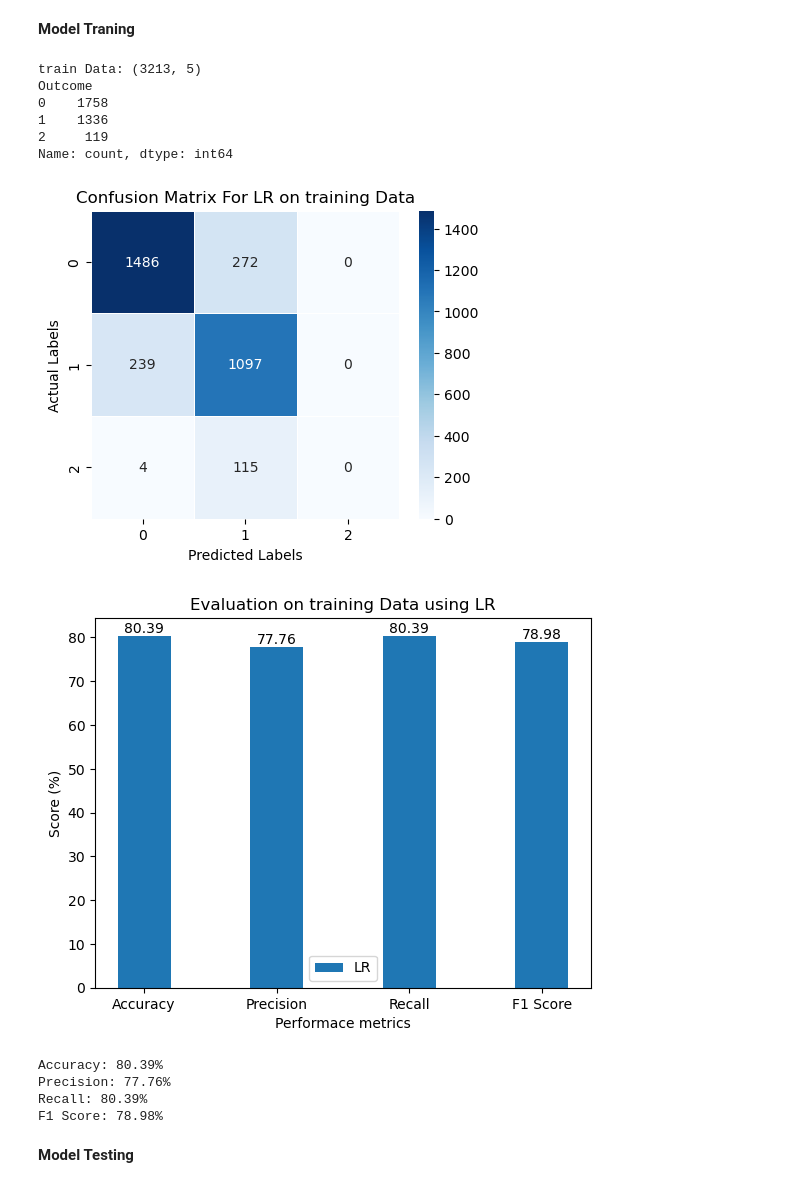
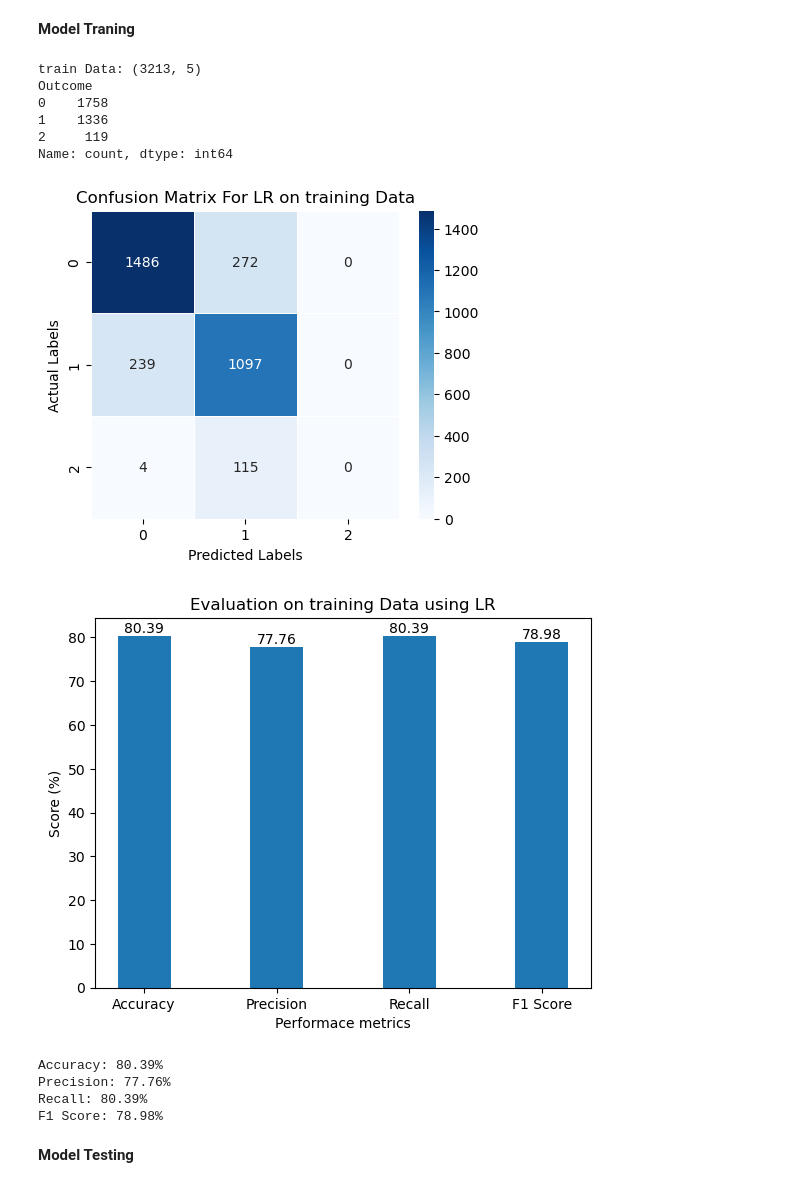
Before and after one commit to Dharmendrathapa3/Diabetes-Prediction, a Jupyter notebook: Diabetes_Prediction.ipynb, the cells around one changed output. Drawn from its saved outputs; the diff is of its cells as text; code cells hidden in the pictures.

```diff
--- a/Diabetes_Prediction.ipynb
+++ b/Diabetes_Prediction.ipynb
@@ -112,7 +124,7 @@ mlp_train_f1 = round(f1_score(y_train, mlp_train_pred,average='weighted')*100,2)
 X = ['Accuracy','Precision','Recall','F1 Score']
 evl_mpl = [mlp_train_accuracy, mlp_train_precision, mlp_train_recall, mlp_train_f1]
 X_axis = np.arange(len(X))
-bars=plt.bar(X_axis, evl_mpl, 0.4, label = 'MLP')
+bars=plt.bar(X_axis, evl_mpl, 0.4)
 
 for bar in bars:
     height = bar.get_height()
@@ -122,7 +134,6 @@ plt.xticks(X_axis, X)
 plt.title("Evaluation on training Data using MPL")
 plt.xlabel("Performace metrics")
 plt.ylabel("Score (%)")
-plt.legend()
 plt.show()
 ##################################
 
@@ -173,7 +184,7 @@ mlp_test_f1 = round(f1_score(y_test, mlp_test_pred,average='weighted')*100,2)
 X = ['Accuracy','Precision','Recall','F1 Score']
 evl_mpl = [mlp_test_accuracy, mlp_test_precision, mlp_test_recall, mlp_test_f1]
 X_axis = np.arange(len(X))
-bars=plt.bar(X_axis, evl_mpl, 0.4, label = 'MLP')
+bars=plt.bar(X_axis, evl_mpl, 0.4)
 
 for bar in bars:
     height = bar.get_height()
@@ -183,7 +194,6 @@ plt.xticks(X_axis, X)
 plt.title("Evaluation on Testing Data using MPL")
 plt.xlabel("Performace metrics")
 plt.ylabel("Score (%)")
-plt.legend()
 plt.show()
 ##################################
 
@@ -239,36 +249,35 @@ lr_train_f1 = round(f1_score(y_train, lr_train_pred,average='weighted')*100,2)
 
 
 ################ Bar Graph ################
 X = ['Accuracy','Precision','Recall','F1 Score']
 evl_mpl = [lr_train_accuracy, lr_train_precision, lr_train_recall, lr_train_f1]
 X_axis = np.arange(len(X))
-bars=plt.bar(X_axis, evl_mpl, 0.4, label = 'LR')
+bars=plt.bar(X_axis, evl_mpl, 0.4)
 
 for bar in bars:
     height = bar.get_height()
     plt.text(bar.get_x() + bar.get_width() / 2, height,  # position: center top edge
      str(height), ha='center', va='bottom')
 plt.xticks(X_axis, X)
 plt.title("Evaluation on training Data using LR")
 plt.xlabel("Performace metrics")
 plt.ylabel("Score (%)")
-plt.legend()
 plt.show()
 ##################################
 
 print(f'Accuracy: {lr_train_accuracy}%')
 print(f'Precision: {lr_train_precision}%')
 print(f'Recall: {lr_train_recall}%')
 print(f'F1 Score: {lr_train_f1}%')
 # %% [output]
 train Data: (3213, 5)
 Outcome
 0    1758
 1    1336
 2     119
 Name: count, dtype: int64
 [figure]
-[figure, old version]
+[figure, new version]
 Accuracy: 80.39%
 Precision: 77.76%
 Recall: 80.39%
```
Also changed, not shown: parts of 12 cells of this notebook.
